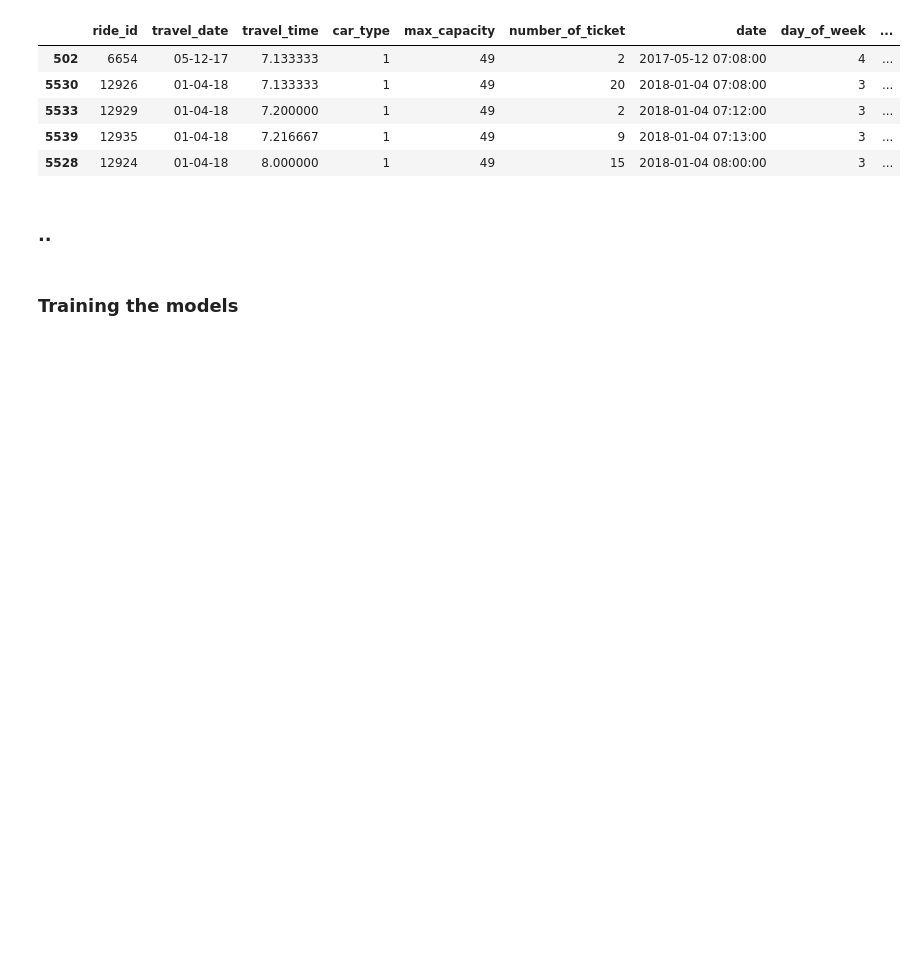
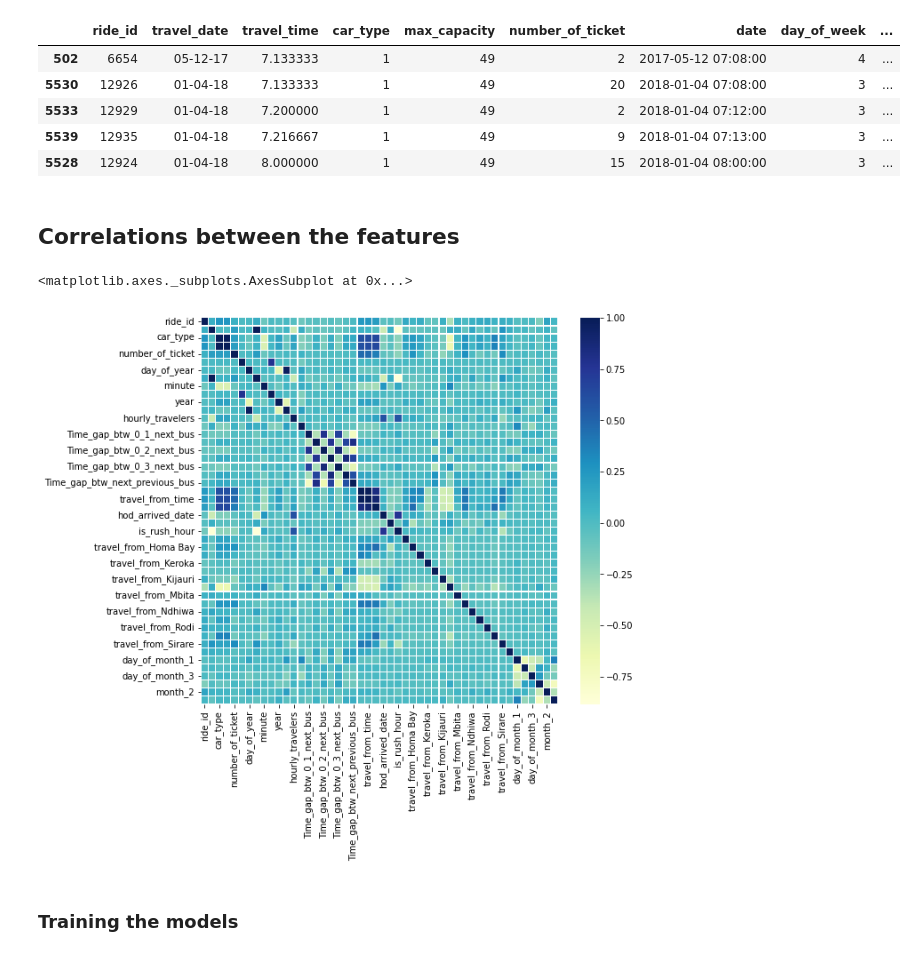
Before and after one commit to PratibhaSanganmath/Demand-prediction-for-public-transport-, a Jupyter notebook: Transport__demand_prediction_Capstone_Project.ipynb, the cells around one changed output. Drawn from its saved outputs; the diff is of its cells as text; code cells hidden in the pictures; blank space fills up the shorter version.

```diff
--- a/Transport__demand_prediction_Capstone_Project.ipynb
+++ b/Transport__demand_prediction_Capstone_Project.ipynb
@@ -74,3 +78,3 @@ Mounted at /content/drive
 # %%
-# dataset
-dataset = pd.read_csv('/content/drive/MyDrive/train_revised.csv')
+# #loading our csv file
+dataset = pd.read_csv('/content/drive/MyDrive/Supervised ML Regression- Transport demand prediction- Pratibha Sanganmath/train_revised.csv')
@@ -557,8 +563,16 @@ data.head()
 | 5533 | 12929 | 01-04-18 | 7.200000 | 1 | 49 | 2 | 2018-01-04 07:12:00 | 3 | ... |
 | 5539 | 12935 | 01-04-18 | 7.216667 | 1 | 49 | 9 | 2018-01-04 07:13:00 | 3 | ... |
 | 5528 | 12924 | 01-04-18 | 8.000000 | 1 | 49 | 15 | 2018-01-04 08:00:00 | 3 | ... |
-# %% [markdown]
-### ..
+# %% [markdown]
+## Correlations between the features
+# %%
+corrmat = data.corr()
+
+f, ax = plt.subplots(figsize =(9, 8))
+sns.heatmap(corrmat, ax = ax, cmap ="YlGnBu", linewidths = 0.1)
+# %% [output]
+<matplotlib.axes._subplots.AxesSubplot at 0x...>
+[figure, added]
 # %% [markdown]
 ### Training the models
 # %%
```
Also changed, not shown: parts of 24 cells of this notebook.
